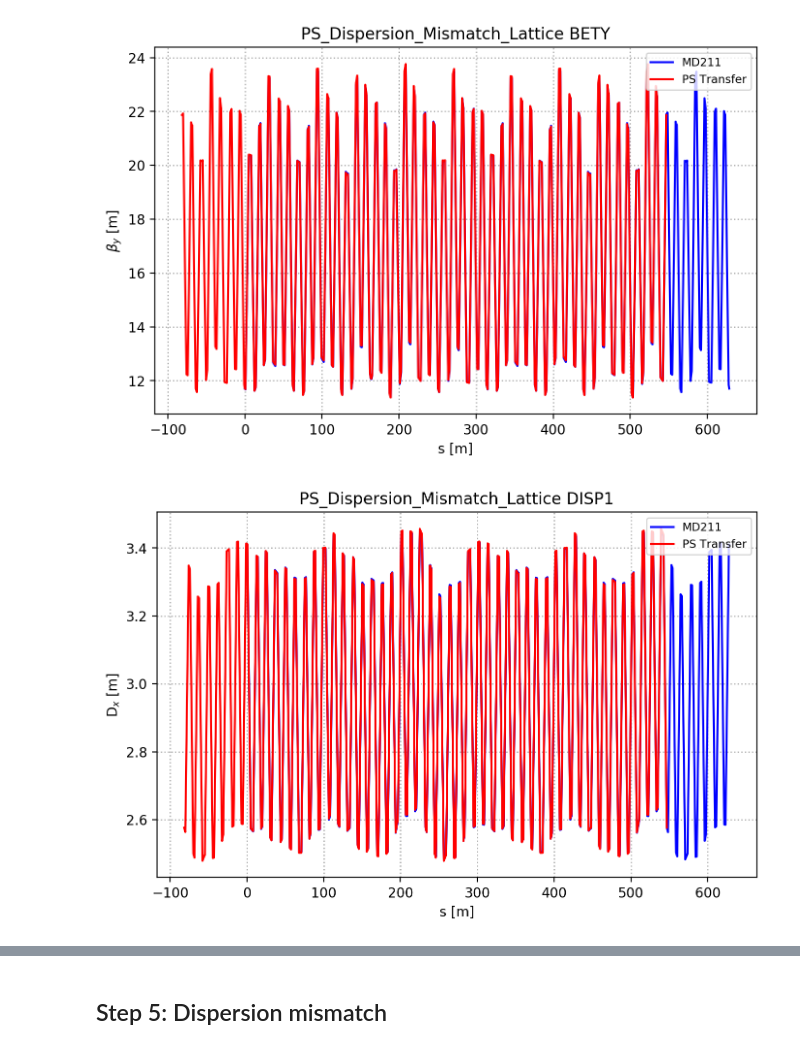
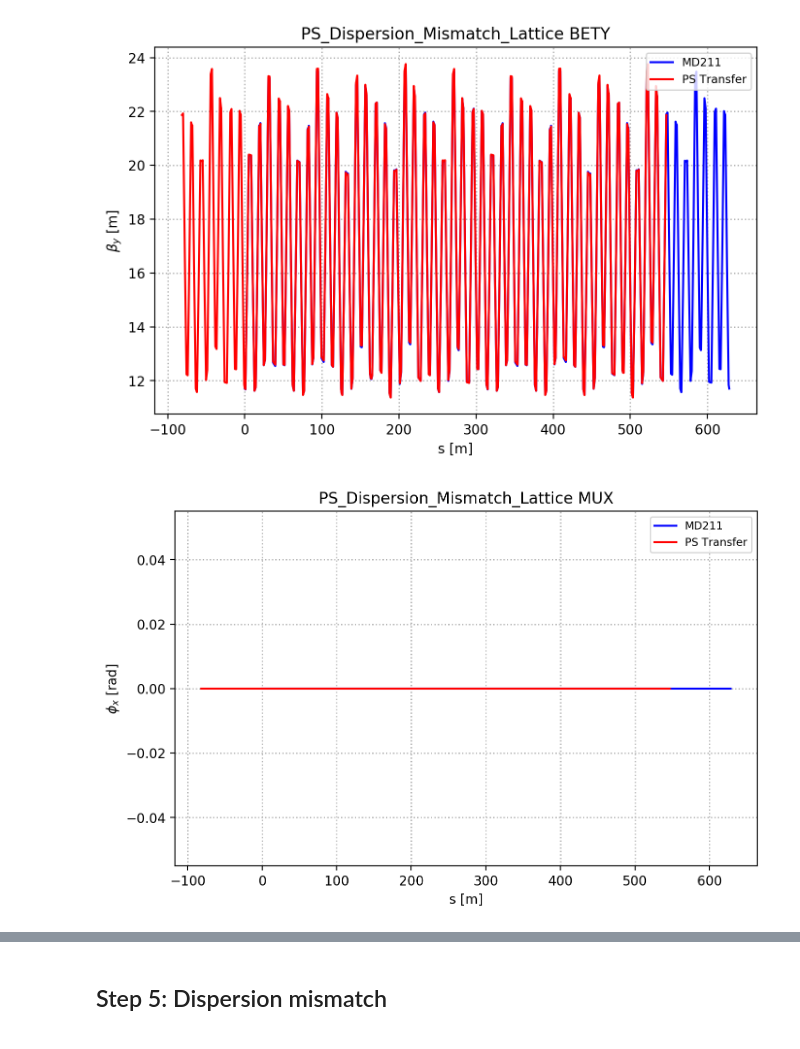
Before and after one commit to HaroonRafique/MD211, a Jupyter notebook: 06_Dispersion_Mismatch/Lattice_Tests/Dispersion_Mismatch_Tests.ipynb, the cells around one changed output, grey strips where cells are left out. Saved outputs shown, nothing was run; the diff lists cells and outputs as text; code cells hidden in the pictures.

```diff
--- a/06_Dispersion_Mismatch/Lattice_Tests/Dispersion_Mismatch_Tests.ipynb
+++ b/06_Dispersion_Mismatch/Lattice_Tests/Dispersion_Mismatch_Tests.ipynb
@@ -234,4 +256,6 @@ PR.BHR52$END is at 552.67728 m (1.5066 m in the PS Transfer lattice)
 # %%
-s_offset = 628.3185 - 552.67728 + 1.5066 + 4.5
+#s_offset = 628.3185 - 552.67728 + 1.5066 + 4.5 #4.5m fudge for alignment
+s_offset = 81.551005
+
 print 'S offset = ', s_offset, 'm'
 # %% [output]
@@ -347,29 +376,29 @@ plt.savefig(savename, dpi = 200);
 # %% [output]
 [figure]
 # %%
-parameter = 'DISP1'
+parameter = 'MUX'
 
 fig1 = plt.figure(facecolor='w', edgecolor='k')
 ax1 = fig1.add_subplot(111)
 
 tit = main_label + ' ' + parameter
 ax1.set_title(tit);
 
 ax1.set_xlabel('s [m]');
-ax1.set_ylabel(r'D$_x$ [m]');
+ax1.set_ylabel(r'$\phi_x$ [rad]');
 
 x = np.array(d_ps_transfer['S'])-s_offset
 y = d_ps_transfer[parameter]
 
 ax1.plot(d_md211['S'], d_md211[parameter], label='MD211', color='b');
 #ax1.plot(d_ps_transfer['S'], d_ps_transfer[parameter], label='PS Transfer', color='r');
 ax1.plot(x, y, label='PS Transfer', color='r');
 
 ax1.legend(loc=1)
 ax1.grid(lw=1, ls=':');
 #ax1.set_xlim(-10,10)
 
 savename = save_folder + '/'+ main_label + '_' + parameter + '.png'
 plt.savefig(savename, dpi = 200);
 # %% [output]
-[figure, old version]
+[figure, new version]
```
Also changed, not shown: parts of 70 cells of this notebook, 22 other files.
